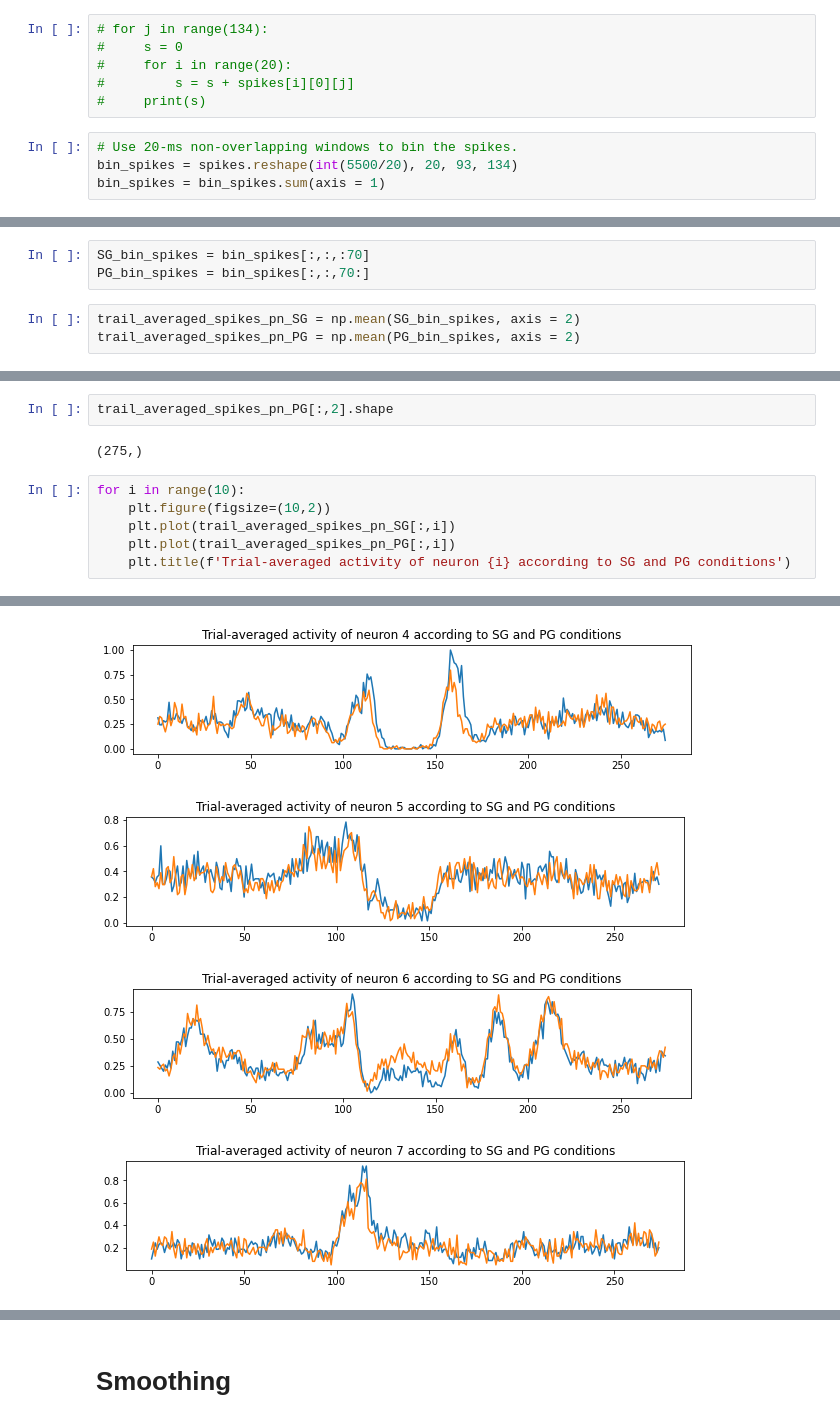
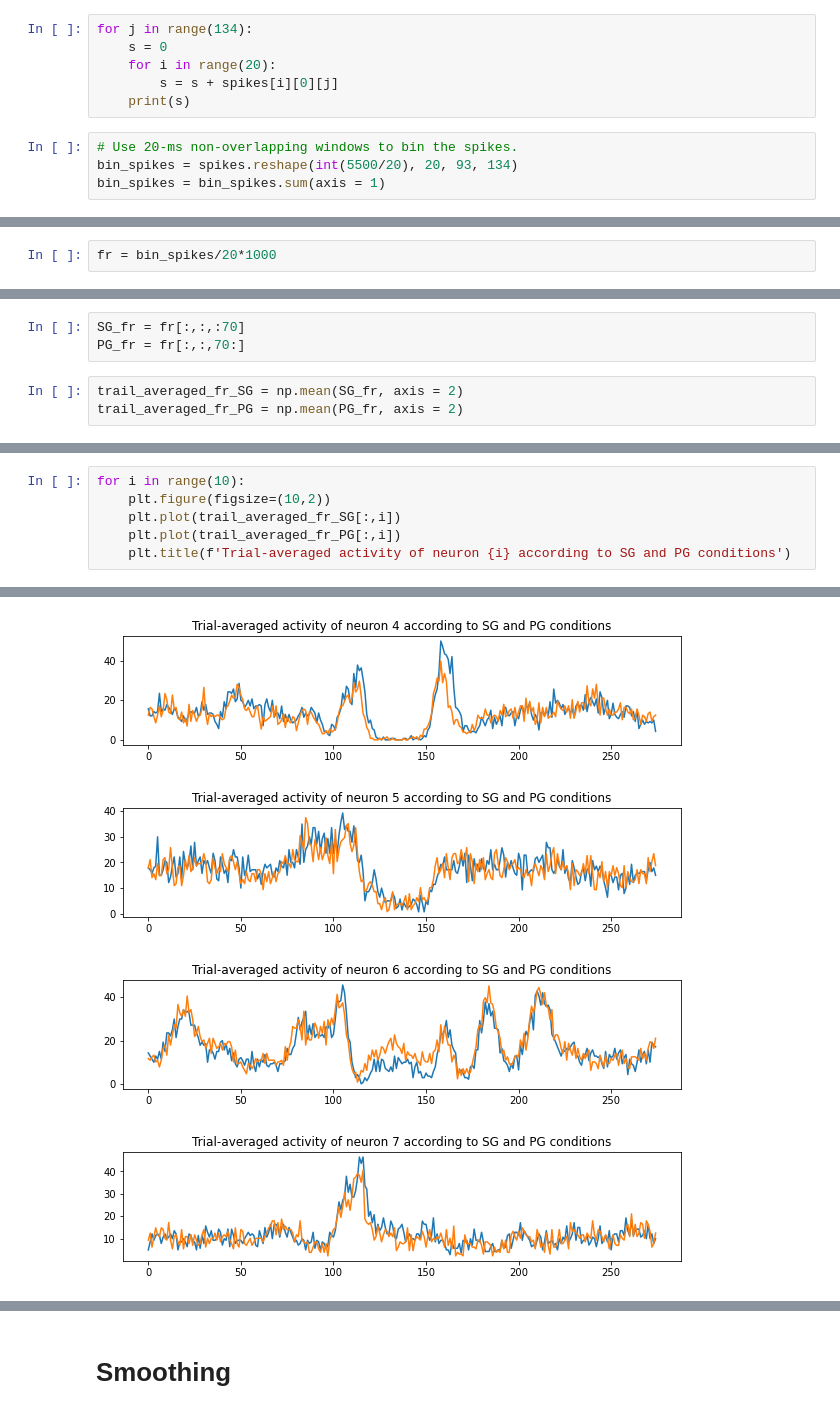
Before and after one commit to CONECT-INT/2022_CENTURI-SummerSchool, a Jupyter notebook: dev/dataset2_river.ipynb, the cells around one changed output, grey strips where cells are left out. Drawn from its saved outputs; the diff is of its cells as text.

```diff
--- a/dev/dataset2_river.ipynb
+++ b/dev/dataset2_river.ipynb
@@ -38,11 +38,11 @@ forces = DATA['monkeyL']['force']
 # %% [markdown]
 # without smoothing
 # %%
-# for j in range(134):
-#     s = 0
-#     for i in range(20):
-#         s = s + spikes[i][0][j]
-#     print(s)
+for j in range(134):
+    s = 0
+    for i in range(20):
+        s = s + spikes[i][0][j]
+    print(s)
 # %%
 # Use 20-ms non-overlapping windows to bin the spikes.
 bin_spikes = spikes.reshape(int(5500/20), 20, 93, 134)
@@ -68,0 +50,2 @@ array([1., 1., 1., 1., 1., 1., 1., 1., 1., 1., 1., 1., 1., 1., 1., 1., 1.,
+# %%
+fr = bin_spikes/20*1000
@@ -69,6 +54,6 @@ array([1., 1., 1., 1., 1., 1., 1., 1., 1., 1., 1., 1., 1., 1., 1., 1., 1.,
 # %%
-SG_bin_spikes = bin_spikes[:,:,:70]
-PG_bin_spikes = bin_spikes[:,:,70:]
+SG_fr = fr[:,:,:70]
+PG_fr = fr[:,:,70:]
 # %%
-trail_averaged_spikes_pn_SG = np.mean(SG_bin_spikes, axis = 2)
-trail_averaged_spikes_pn_PG = np.mean(PG_bin_spikes, axis = 2)
+trail_averaged_fr_SG = np.mean(SG_fr, axis = 2)
+trail_averaged_fr_PG = np.mean(PG_fr, axis = 2)
@@ -79,11 +60,7 @@ trail_averaged_spikes_pn_SG .shape
-# %%
-trail_averaged_spikes_pn_PG[:,2].shape
-# %% [output]
-(275,)
 # %%
 for i in range(10):
     plt.figure(figsize=(10,2))
-    plt.plot(trail_averaged_spikes_pn_SG[:,i])
-    plt.plot(trail_averaged_spikes_pn_PG[:,i])
+    plt.plot(trail_averaged_fr_SG[:,i])
+    plt.plot(trail_averaged_fr_PG[:,i])
     plt.title(f'Trial-averaged activity of neuron {i} according to SG and PG conditions')
 # %% [output]
@@ -94,4 +71,4 @@ for i in range(10):
-[figure, old version]
+[figure, new version]
-[figure, old version]
+[figure, new version]
-[figure, old version]
+[figure, new version]
-[figure, old version]
+[figure, new version]
```
Also changed, not shown: parts of 34 cells of this notebook.
